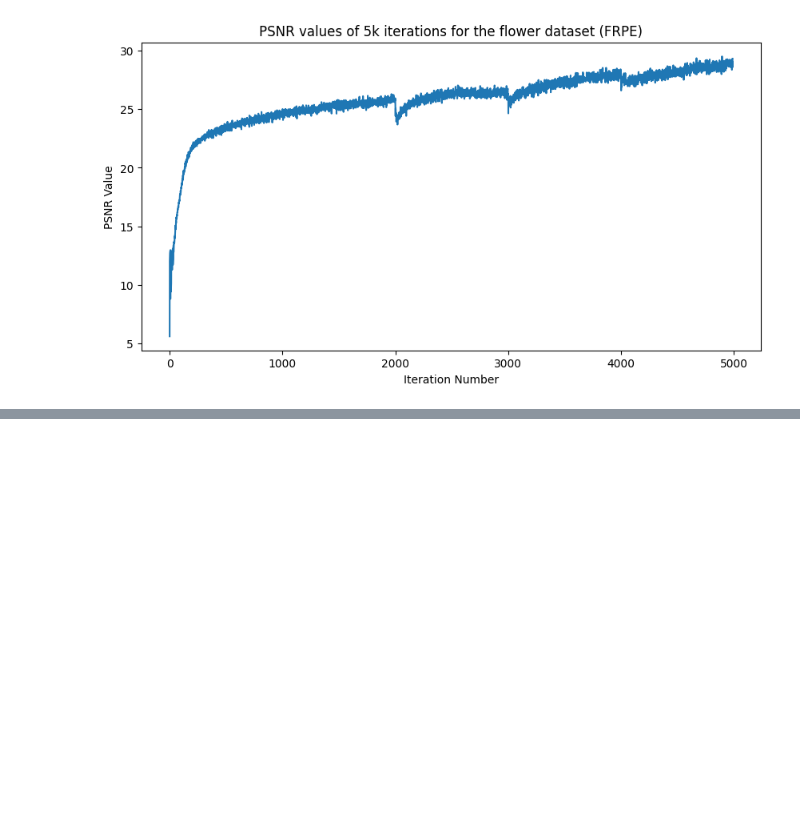
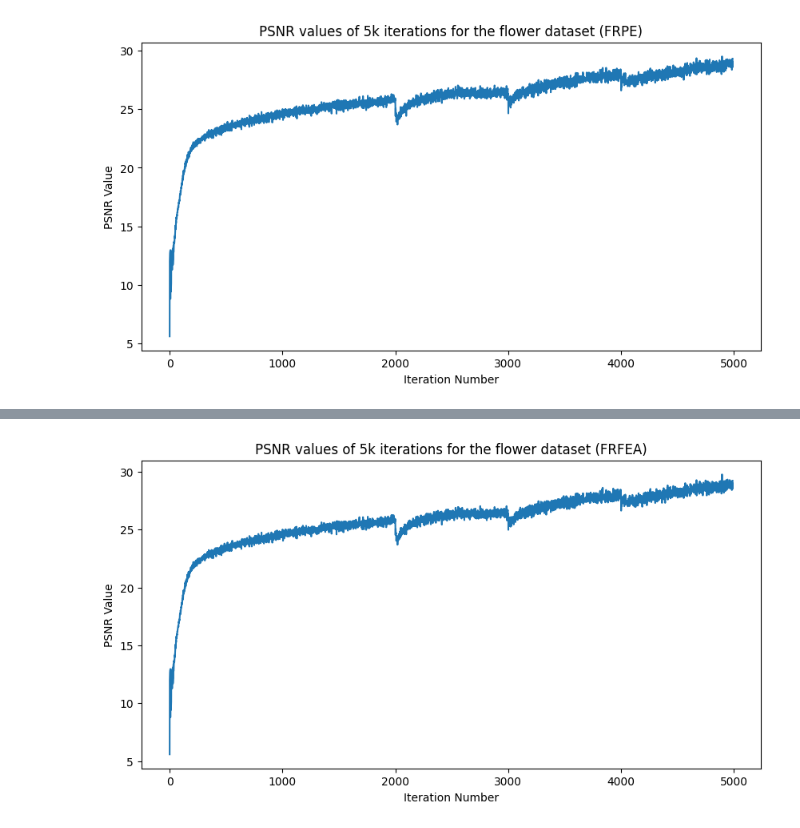
Before and after one commit to IngaleOmkar/Free-TensoRF, a Jupyter notebook: DataScripts/data_processing.ipynb, the cells around one changed output, grey strips where cells are left out. Saved outputs shown, nothing was run; the diff lists cells and outputs as text; code cells hidden in the pictures; blank space fills up the shorter version.

```diff
--- a/DataScripts/data_processing.ipynb
+++ b/DataScripts/data_processing.ipynb
@@ -84,0 +91,11 @@ plt.show()
+# %%
+# Plot the line graph for the PSNR values of the 5k iterations frpe
+
+plt.figure(figsize=(10,5))
+plt.plot(frfea_5k_flower)
+plt.xlabel('Iteration Number')
+plt.ylabel('PSNR Value')
+plt.title('PSNR values of 5k iterations for the flower dataset (FRFEA)')
+plt.show()
+# %% [output]
+[figure, added]
```
Also changed, not shown: parts of 12 cells of this notebook, 1 other file.
